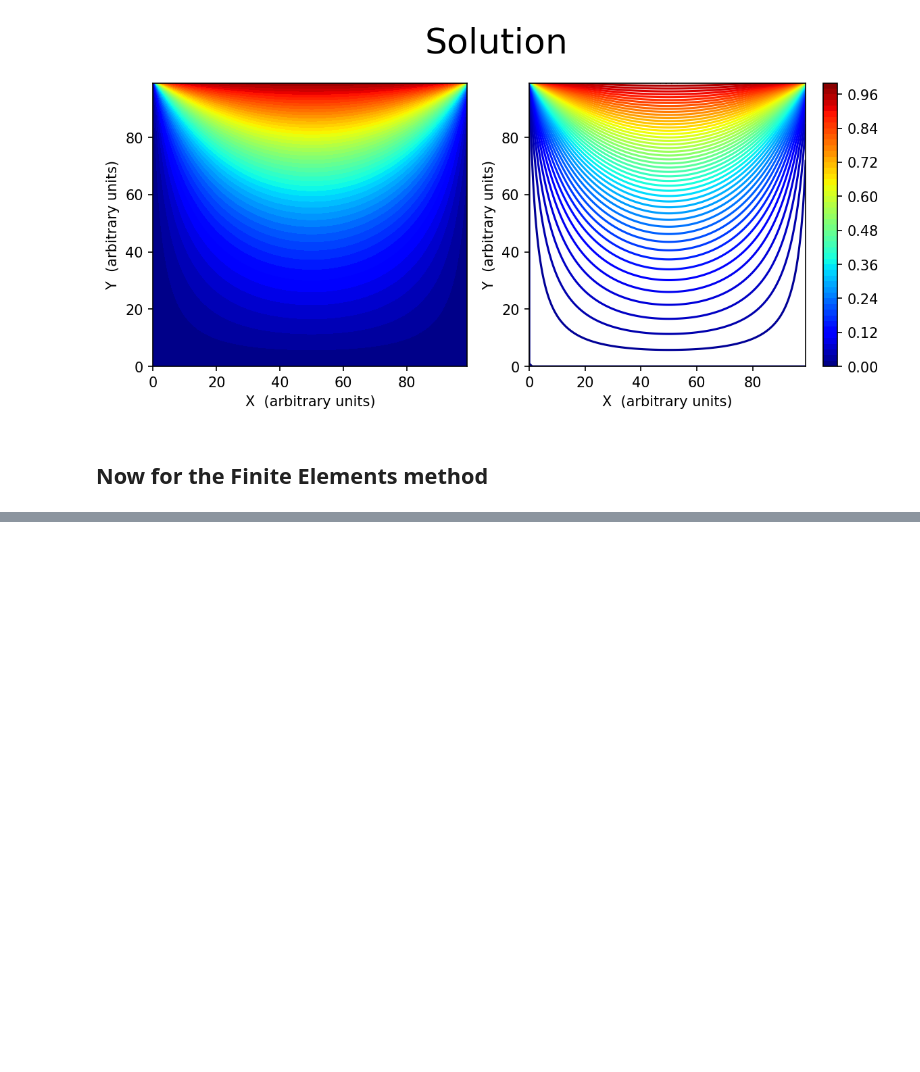
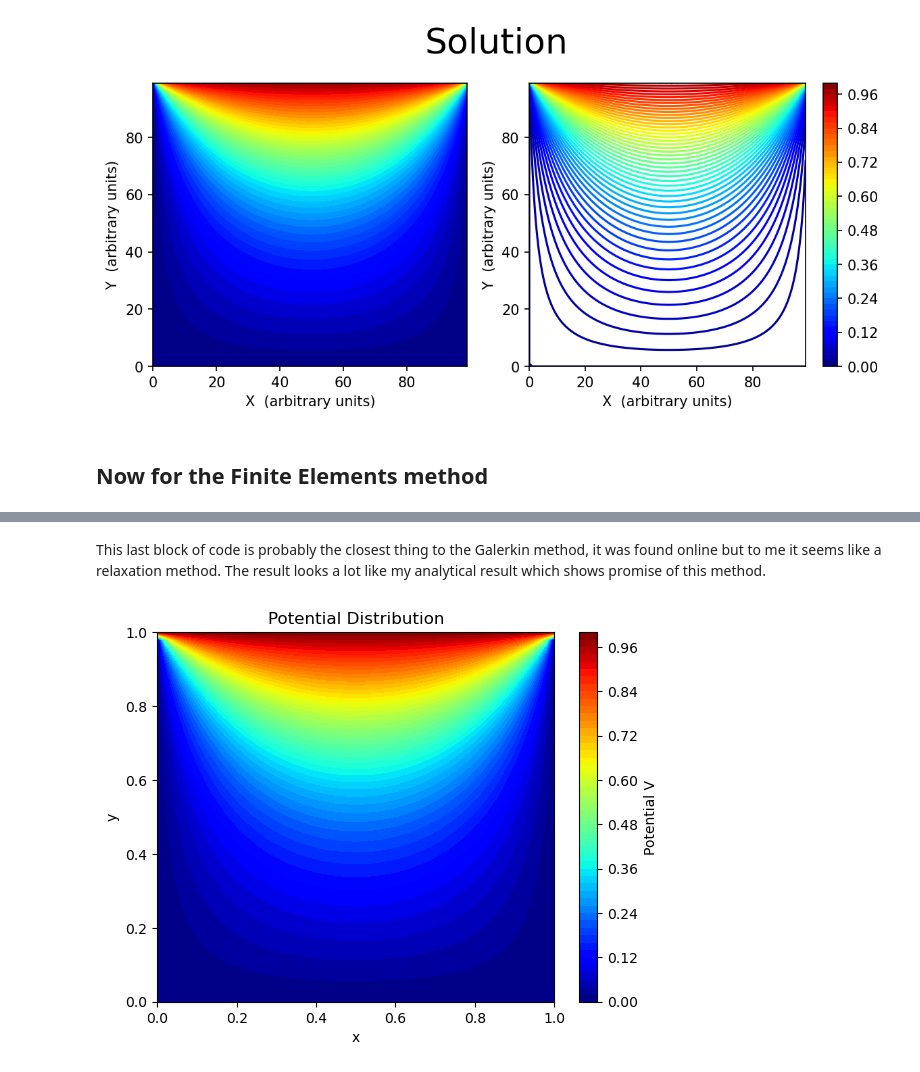
Before and after one commit to GuillermoFidalgo/UA-EM-1, a Jupyter notebook: Finite_elements.ipynb, the cells around one changed output, grey strips where cells are left out. Saved outputs shown, nothing was run; the diff lists cells and outputs as text; code cells hidden in the pictures; blank space fills up the shorter version.

```diff
--- a/Finite_elements.ipynb
+++ b/Finite_elements.ipynb
@@ -198,0 +194,62 @@ During: typing of argument at /tmp/ipykernel_71999/3967715735.py (2)
+# %% [markdown]
+This last block of code is probably the closest thing to the Galerkin method, it was found online but to me it seems like a relaxation method.
+The result looks a lot like my analytical result which shows promise of this method.
+# %%
+import scipy.sparse as sp
+import scipy.sparse.linalg as spla
+
+# Define the grid
+N = 50  # Number of grid points in each direction
+L = 1.0  # Length of the square domain
+h = L / (N - 1)  # Grid spacing
+
+# Create the grid points
+x = np.linspace(0, L, N)
+y = np.linspace(0, L, N)
+X, Y = np.meshgrid(x, y)
+
+# Initialize the potential array
+V = np.zeros((N, N))
+
+# Set boundary conditions
+V[-1, :] = 1  # Top boundary at V=1
+
+# Assemble the coefficient matrix and right-hand side vector
+A = sp.lil_matrix((N * N, N * N))
+b = np.zeros(N * N)
+
+# Fill the matrix and vector
+for i in range(1, N - 1):
+    for j in range(1, N - 1):
+        k = i * N + j
+        A[k, k] = -4
+        A[k, k - 1] = 1
+        A[k, k + 1] = 1
+        A[k, k - N] = 1
+        A[k, k + N] = 1
+
+# Apply boundary conditions
+for i in range(N):
+    for j in range(N):
+        k = i * N + j
+        if i == 0 or i == N - 1 or j == 0 or j == N - 1:
+            A[k, :] = 0
+            A[k, k] = 1
+            b[k] = V[i, j]
+
+# Solve the system of equations
+A = A.tocsr()
+V_flat = spla.spsolve(A, b)
+
+# Reshape the solution to a 2D array
+V = V_flat.reshape((N, N))
+
+
+plt.contourf(X, Y, V, 50, cmap="jet")
+plt.colorbar(label="Potential V")
+plt.xlabel("x")
+plt.ylabel("y")
+plt.title("Potential Distribution")
+plt.show()
+# %% [output]
+[figure, added]
```
Also changed, not shown: parts of 5 cells of this notebook, 2 other files.
